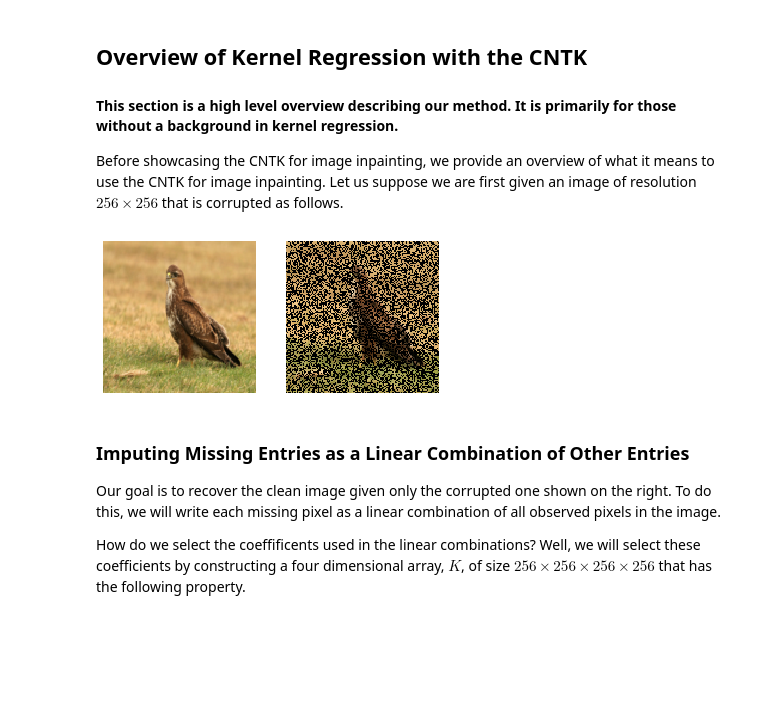
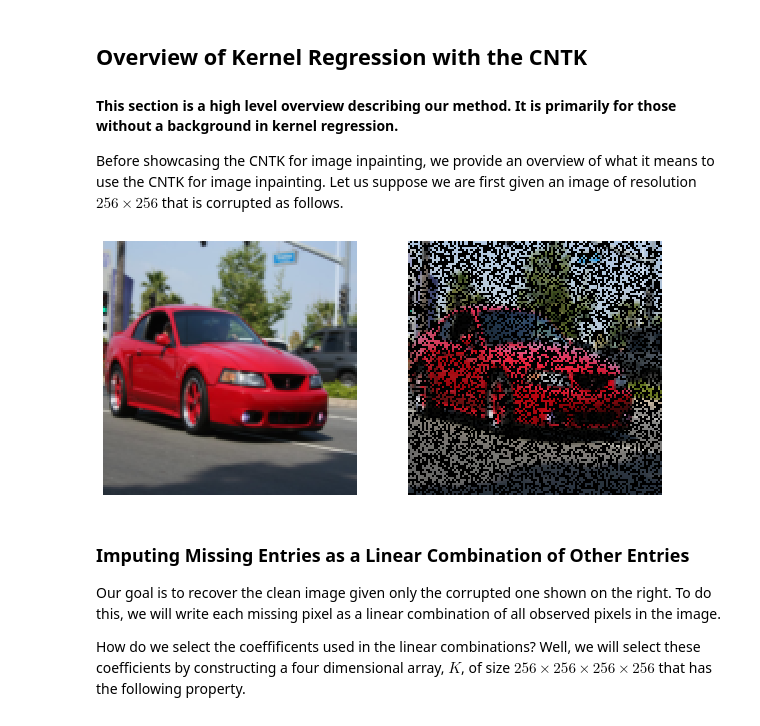
Before and after one commit to uhlerlab/ntk_matrix_completion, a Jupyter notebook: image_inpainting_notebooks/image_inpainting_CNTK.ipynb, the cells around one changed output. Cells and saved outputs as stored; diff of their text form; code cells hidden in the pictures; blank space fills up the shorter version.

```diff
--- a/image_inpainting_notebooks/image_inpainting_CNTK.ipynb
+++ b/image_inpainting_notebooks/image_inpainting_CNTK.ipynb
@@ -19,12 +19,14 @@ We have tried to match the notation from PyTorch as much as possible for constru
 Before showcasing the CNTK for image inpainting, we provide an overview of what it means to use the CNTK for image inpainting.  Let us suppose we are first given an image of resolution $256 \times 256$ that is corrupted as follows.
 # %%
 import utilities.load_image as loader
+import mpld3
+mpld3.enable_notebook()
 
-fname = 'data/bird.jpg'
-clean, corrupted, mask = loader.load_image(fname)
+fname = 'data/car.jpg'
+clean, corrupted, mask = loader.load_image(fname, img_width=128, img_height=128)
 loader.visualize_corrupted_image(clean, corrupted)
 # %% [output]
-[figure, old version]
+[figure, new version]
 # %% [markdown]
 ### Imputing Missing Entries as a Linear Combination of Other Entries
 
```
Also changed, not shown: parts of 19 cells of this notebook, 7 other files.
